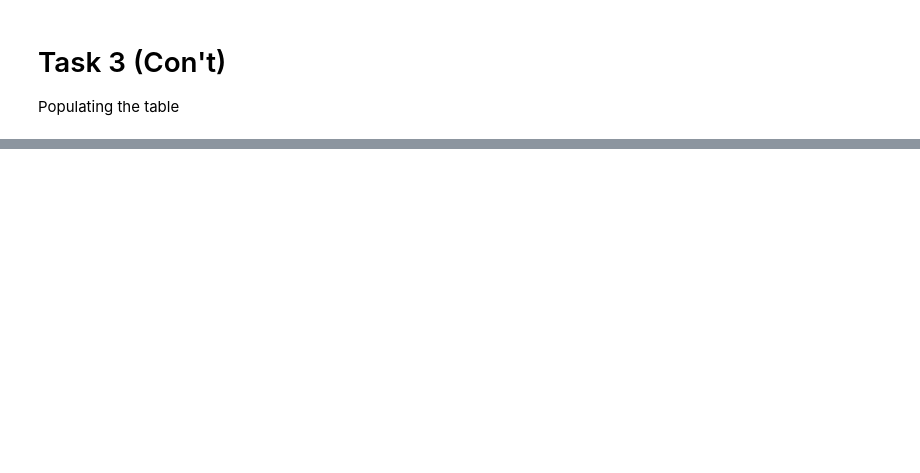
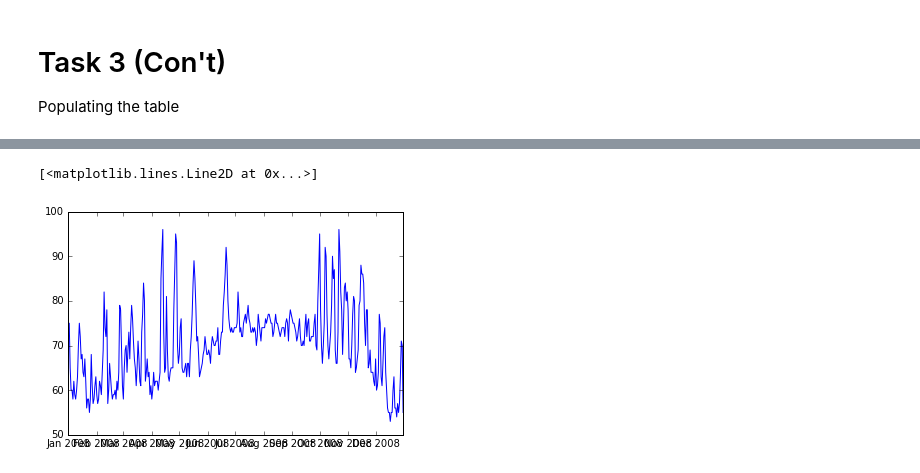
Before and after one commit to kbl4ew/Python_For_Data_Science, a Jupyter notebook: Kevin/Homework6/Homework6.ipynb, the cells around one changed output, grey strips where cells are left out. Cells and saved outputs as stored; diff of their text form; code cells hidden in the pictures; blank space fills up the shorter version.

```diff
--- a/Kevin/Homework6/Homework6.ipynb
+++ b/Kevin/Homework6/Homework6.ipynb
@@ -482,0 +586,5 @@ KATL
+# %%
+plot(DF_KLAX['Max TemperatureF'])
+# %% [output]
+[<matplotlib.lines.Line2D at 0x...>]
+[figure, added]
```
Also changed, not shown: parts of 41 cells of this notebook, 2 other files.
